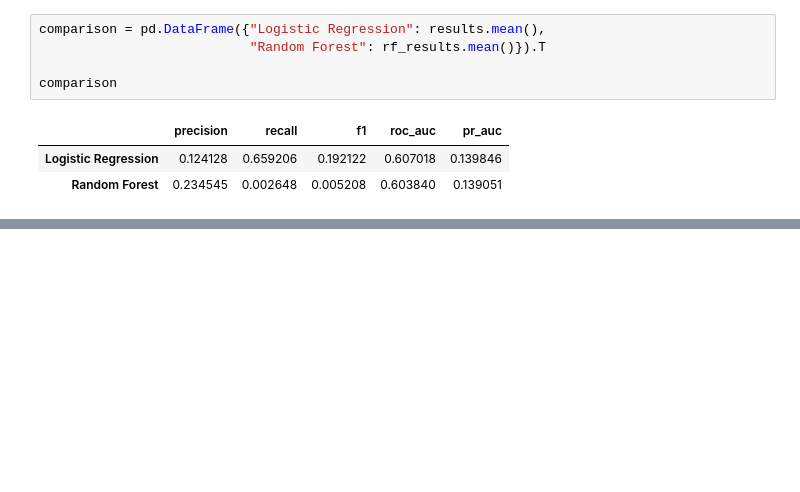
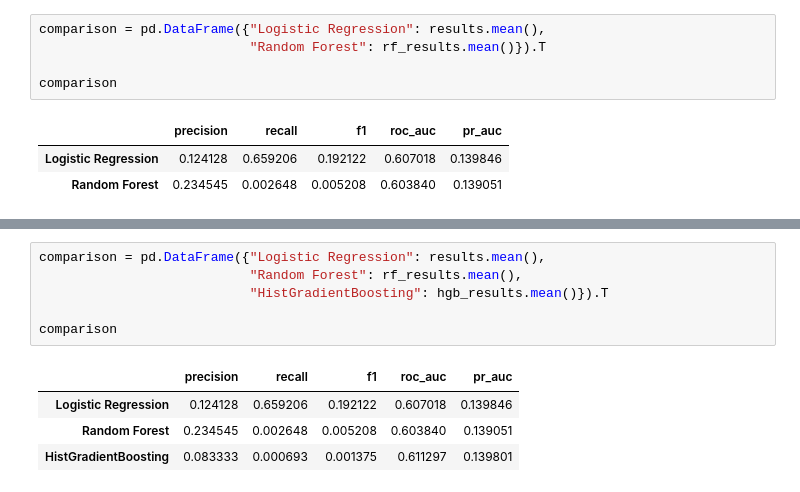
Before and after one commit to DjallenDias/olist_pred, a Jupyter notebook: model.ipynb, the cells around one changed output, grey strips where cells are left out. Saved outputs shown, nothing was run; the diff lists cells and outputs as text; blank space fills up the shorter version.

```diff
--- a/model.ipynb
+++ b/model.ipynb
@@ -342,0 +407,11 @@ comparison
+# %%
+comparison = pd.DataFrame({"Logistic Regression": results.mean(),
+                           "Random Forest": rf_results.mean(),
+                           "HistGradientBoosting": hgb_results.mean()}).T
+
+comparison
+# %% [output]
+|  | precision | recall | f1 | roc_auc | pr_auc |
+| Logistic Regression | 0.124128 | 0.659206 | 0.192122 | 0.607018 | 0.139846 |
+| Random Forest | 0.234545 | 0.002648 | 0.005208 | 0.603840 | 0.139051 |
+| HistGradientBoosting | 0.083333 | 0.000693 | 0.001375 | 0.611297 | 0.139801 |
```
Also changed, not shown: parts of 8 cells of this notebook.
